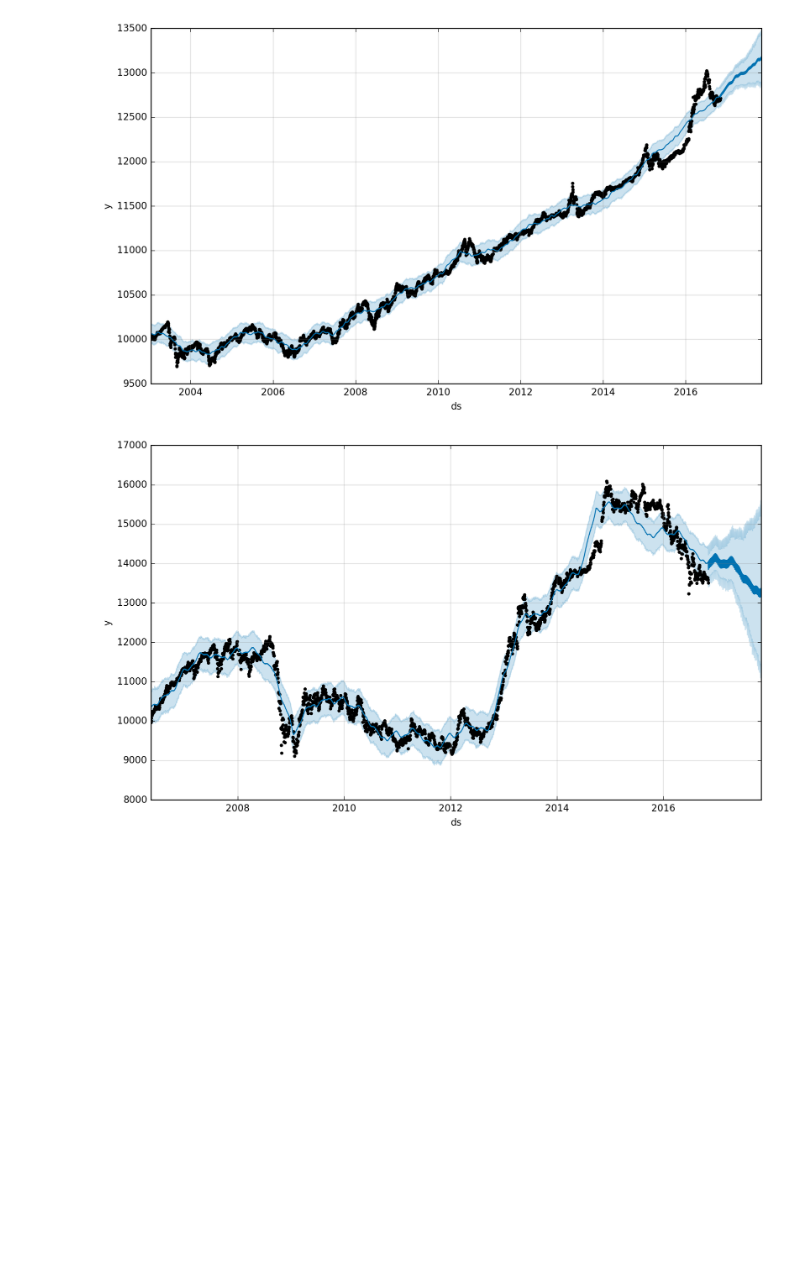
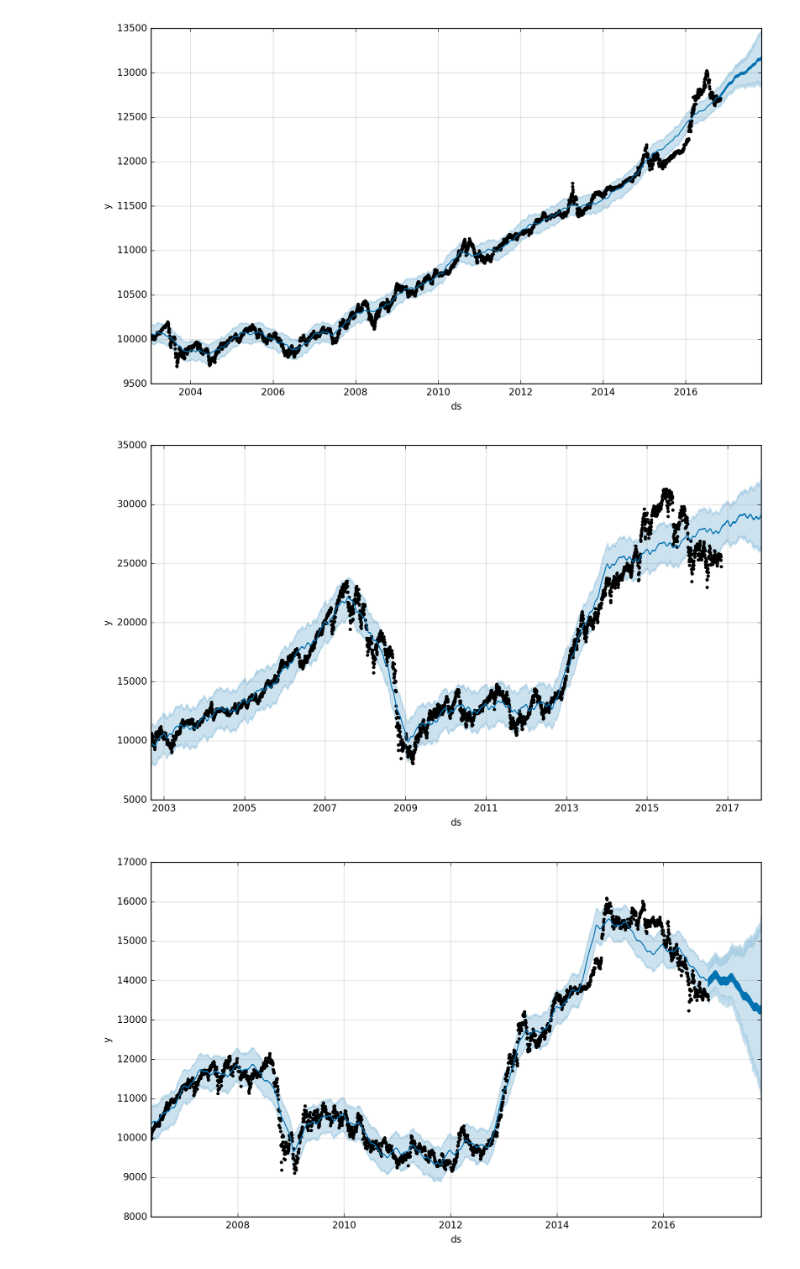
Before and after one commit to kasajei/portfolio, a Jupyter notebook: Prophet/fbprophet_stock.ipynb, the cells around one changed output. Drawn from its saved outputs; the diff is of its cells as text; code cells hidden in the pictures; blank space fills up the shorter version.

```diff
--- a/Prophet/fbprophet_stock.ipynb
+++ b/Prophet/fbprophet_stock.ipynb
@@ -32,3 +32,0 @@ world_stock.head()
-# %%
-world_stock = world_stock[-len(japan_stock):]
-world_stock.head()
@@ -79,6 +70,10 @@ prophet, forecast_data, test_data = profhet_forecast(japan_stock, forecast_perio
 prophet, forecast_data, test_data = profhet_forecast(japan_bond, forecast_period=365, target="price", date="date", drop_fields=["diff","rate"])
 # %% [output]
 [figure]
+# %%
+prophet, forecast_data, test_data = profhet_forecast(world_stock, forecast_period=365, target="price", date="date", drop_fields=["diff","rate"])
+# %% [output]
+[figure, added]
 # %%
 prophet, forecast_data, test_data = profhet_forecast(world_bond, forecast_period=365, target="price", date="date", drop_fields=["diff","rate"])
 # %% [output]
```
Also changed, not shown: parts of 4 cells of this notebook.
